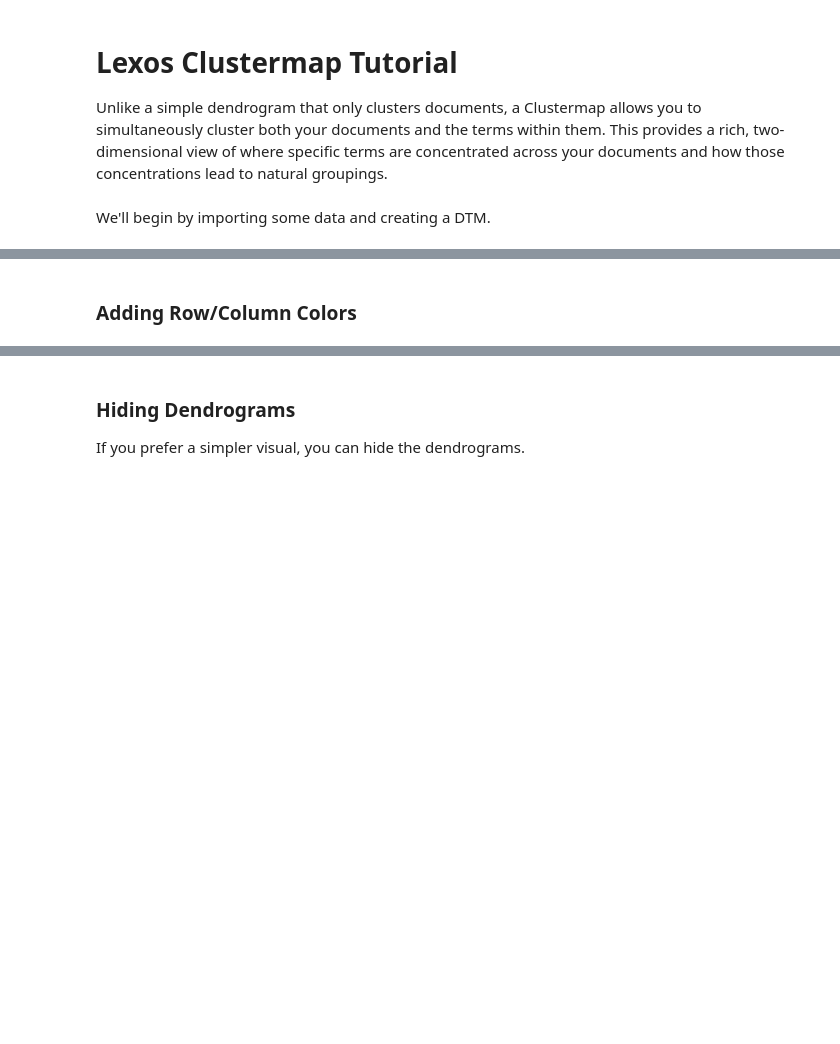
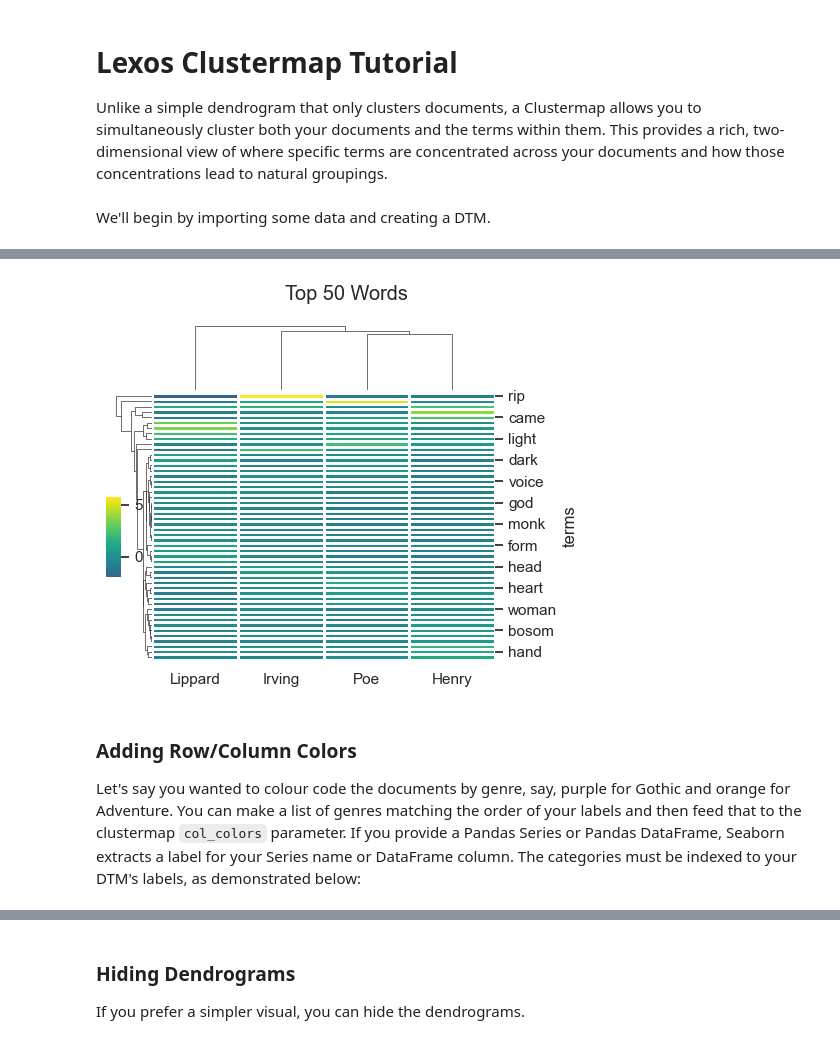
Before and after one commit to mangabe16/lexos, a Jupyter notebook: doc_src/docs/tutorials/cluster/clustermap_tutorial.ipynb, the cells around one changed output, grey strips where cells are left out. Saved outputs shown, nothing was run; the diff lists cells and outputs as text; code cells hidden in the pictures; blank space fills up the shorter version.

```diff
--- a/doc_src/docs/tutorials/cluster/clustermap_tutorial.ipynb
+++ b/doc_src/docs/tutorials/cluster/clustermap_tutorial.ipynb
@@ -148,3 +87,10 @@ Uncomment and run the cell below to see how this works (note that other paramete
+# %%
+cm = Clustermap(dtm=dtm, title="Top 50 Words", cmap="viridis", figsize=(5, 4))
+cm.show()
+# %% [output]
+[figure, added]
 # %% [markdown]
 ### Adding Row/Column Colors
+
+Let's say you wanted to colour code the documents by genre, say, purple for Gothic and orange for Adventure. You can make a list of genres matching the order of your labels and then feed that to the clustermap `col_colors` parameter. If you provide a Pandas Series or Pandas DataFrame, Seaborn extracts a label for your Series name or DataFrame column. The categories must be indexed to your DTM's labels, as demonstrated below:
 # %%
```
Also changed, not shown: parts of 23 cells of this notebook, 8 other files.
